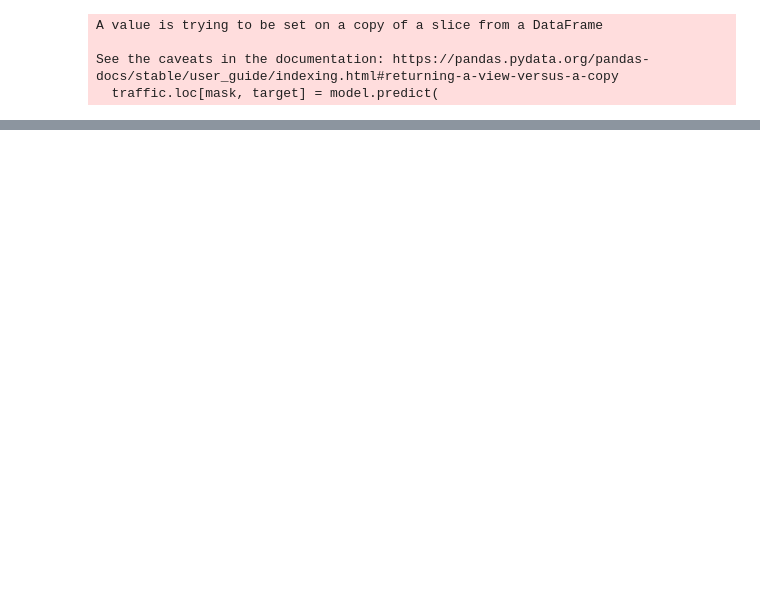
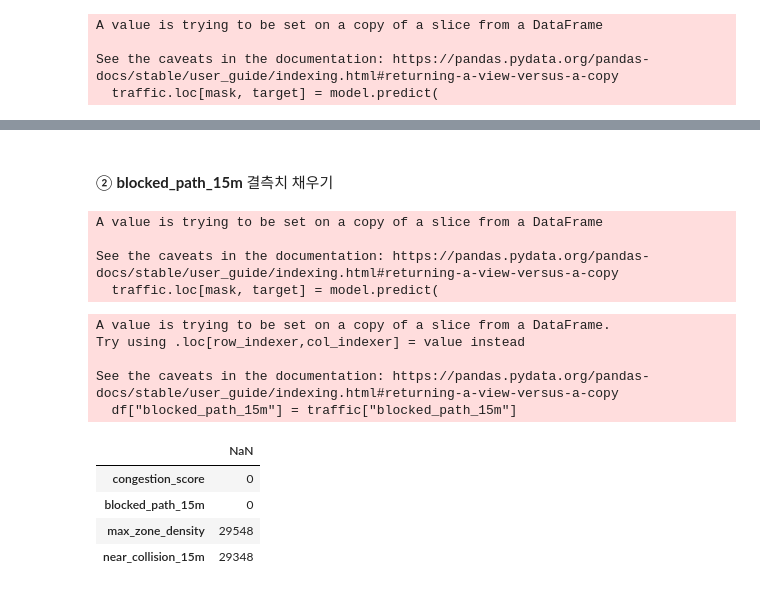
Before and after one commit to dodamhaae/Dacon, a Jupyter notebook: Smart-Warehouse-Delay/Traffic_train.ipynb, the cells around one changed output, grey strips where cells are left out. Cells and saved outputs as stored; diff of their text form; code cells hidden in the pictures; blank space fills up the shorter version.

```diff
--- a/Smart-Warehouse-Delay/Traffic_train.ipynb
+++ b/Smart-Warehouse-Delay/Traffic_train.ipynb
@@ -141,0 +162,8 @@ traffic[["congestion_score", "max_zone_density", "blocked_path_15m", "near_colli
+# %%
+# 모두 결측인 경우 삭제
+df = df[~(
+    df["congestion_score"].isna() &
+    df[["blocked_path_15m", "max_zone_density", "near_collision_15m"]]
+    .isna().all(axis=1)
+)]
+df.shape[0]
@@ -153,7 +191,7 @@ cols = [
 ]
 
 target = "congestion_score"
-features = [c for c in cols if c != target]
+features = ["max_zone_density", "blocked_path_15m", "near_collision_15m"]
 
 # 결측 없는 행으로 학습
 train_rf = traffic.dropna(subset=cols)
@@ -189,0 +234,40 @@ df.to_csv("traffic_V2.csv", index=False)
+# %% [markdown]
+#####
+② **blocked_path_15m** 결측치 채우기
+# %%
+target = "blocked_path_15m"
+features = ["congestion_score", "max_zone_density", "near_collision_15m"]
+
+train_rf = traffic.dropna(subset=[target] + features)
+
+X = train_rf[features]
+y = train_rf[target]
+
+model = RandomForestRegressor(n_estimators=100, random_state=42)
+model.fit(X, y)
+
+mask = traffic[target].isna()
+traffic.loc[mask, target] = model.predict(
+    traffic.loc[mask, features]
+)
+# %% [output]
+A value is trying to be set on a copy of a slice from a DataFrame
+
+See the caveats in the documentation: https://pandas.pydata.org/pandas-docs/stable/user_guide/indexing.html#returning-a-view-versus-a-copy
+  traffic.loc[mask, target] = model.predict(
+# %%
+df["blocked_path_15m"] = traffic["blocked_path_15m"]
+# %% [output]
+A value is trying to be set on a copy of a slice from a DataFrame.
+Try using .loc[row_indexer,col_indexer] = value instead
+
+See the caveats in the documentation: https://pandas.pydata.org/pandas-docs/stable/user_guide/indexing.html#returning-a-view-versus-a-copy
+  df["blocked_path_15m"] = traffic["blocked_path_15m"]
+# %%
+df[["congestion_score", "blocked_path_15m", "max_zone_density", "near_collision_15m"]].isnull().sum().to_frame(name="NaN")
+# %% [output]
+|  | NaN |
+| congestion_score | 0 |
+| blocked_path_15m | 0 |
+| max_zone_density | 29548 |
+| near_collision_15m | 29348 |
```
Also changed, not shown: parts of 10 cells of this notebook, 1 other file.
